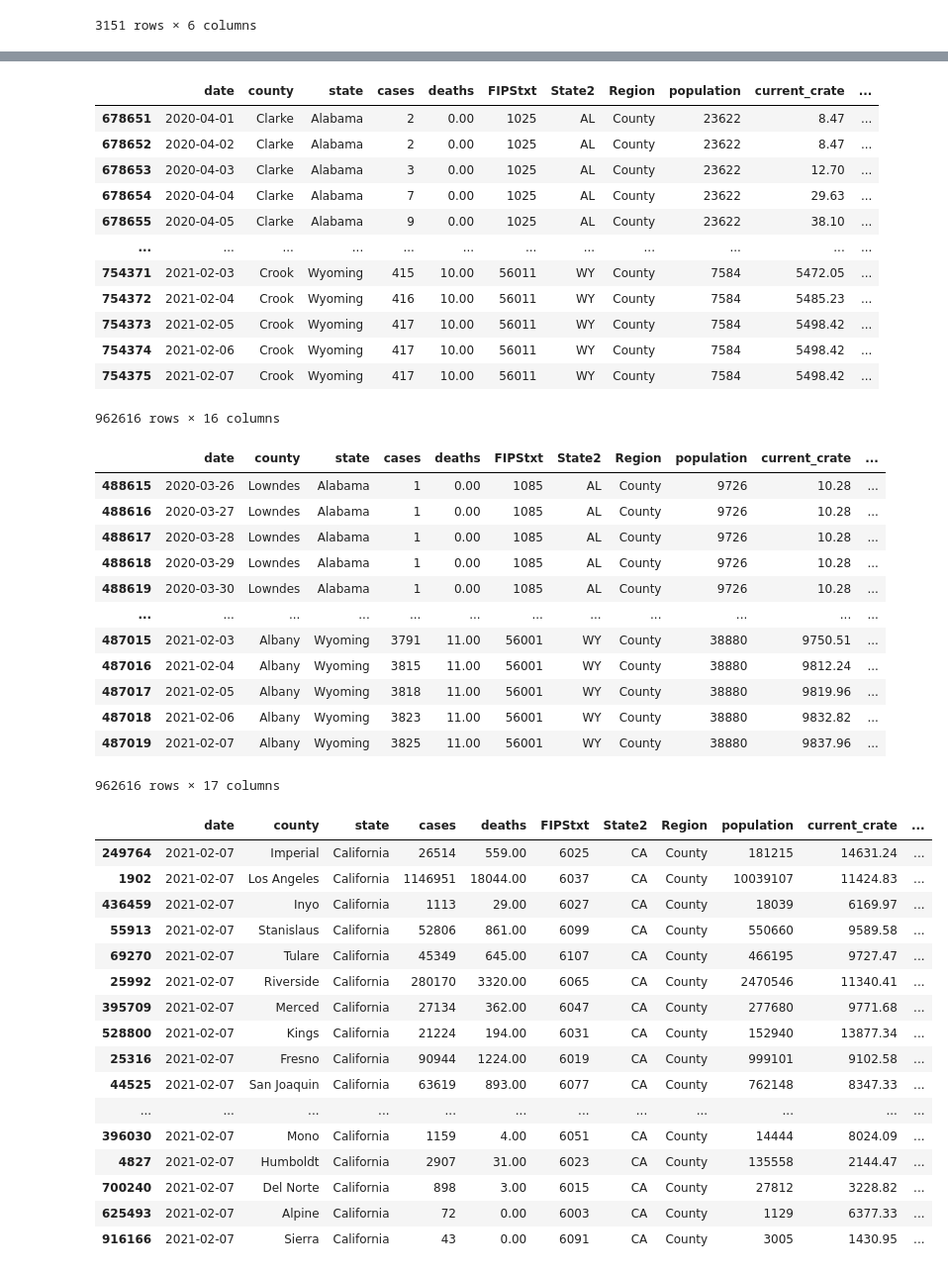
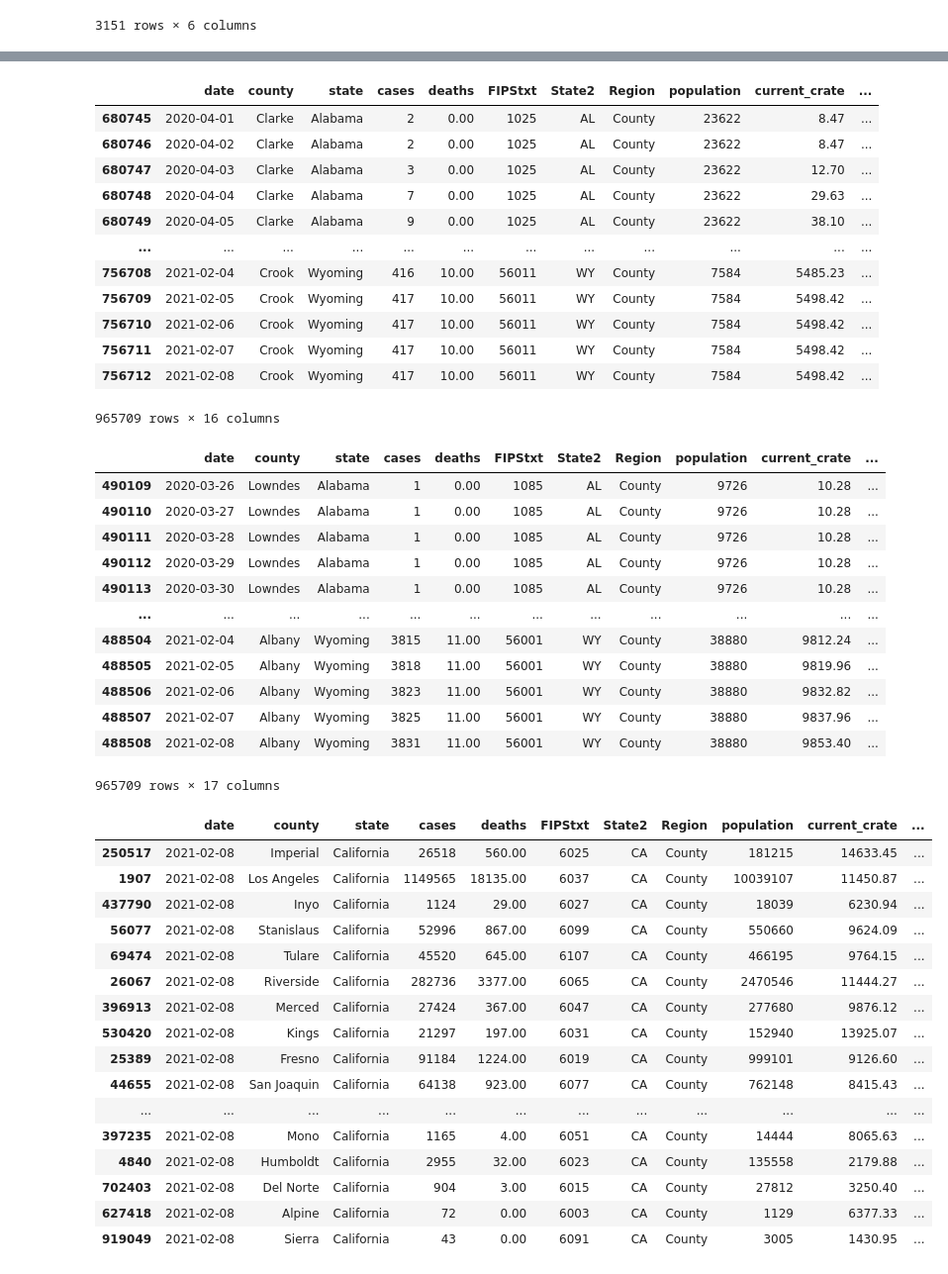
Before and after one commit to menlodoug/covid_crunching, a Jupyter notebook: pandas/COVID_USA.ipynb, the cells around one changed output, grey strips where cells are left out. Shown at 99% size. Cells and saved outputs as stored; diff of their text form; code cells hidden in the pictures.

```diff
--- a/pandas/COVID_USA.ipynb
+++ b/pandas/COVID_USA.ipynb
@@ -94,7 +94,7 @@ counties
 # %%
 # Isolate data from most current day.
 
-counties_us = counties[(counties['date'] == '2021-02-07') & (counties['Region'] == 'County')]
+counties_us = counties[(counties['date'] == '2021-02-08') & (counties['Region'] == 'County')]
 counties_us
 # %% [output]
 |  | date | county | state | cases | deaths | FIPStxt | State2 | Region | population | current_crate | ... |
@@ -208,18 +208,18 @@ usa['case_day'] = usa.groupby(['state','county']).cases.diff().fillna(usa.cases)
 usa
 # %% [output]
 |  | date | county | state | cases | deaths | FIPStxt | State2 | Region | population | current_crate | ... |
-| 678651 | 2020-04-01 | Clarke | Alabama | 2 | 0.00 | 1025 | AL | County | 23622 | 8.47 | ... |
-| 678652 | 2020-04-02 | Clarke | Alabama | 2 | 0.00 | 1025 | AL | County | 23622 | 8.47 | ... |
-| 678653 | 2020-04-03 | Clarke | Alabama | 3 | 0.00 | 1025 | AL | County | 23622 | 12.70 | ... |
-| 678654 | 2020-04-04 | Clarke | Alabama | 7 | 0.00 | 1025 | AL | County | 23622 | 29.63 | ... |
-| 678655 | 2020-04-05 | Clarke | Alabama | 9 | 0.00 | 1025 | AL | County | 23622 | 38.10 | ... |
+| 680745 | 2020-04-01 | Clarke | Alabama | 2 | 0.00 | 1025 | AL | County | 23622 | 8.47 | ... |
+| 680746 | 2020-04-02 | Clarke | Alabama | 2 | 0.00 | 1025 | AL | County | 23622 | 8.47 | ... |
+| 680747 | 2020-04-03 | Clarke | Alabama | 3 | 0.00 | 1025 | AL | County | 23622 | 12.70 | ... |
+| 680748 | 2020-04-04 | Clarke | Alabama | 7 | 0.00 | 1025 | AL | County | 23622 | 29.63 | ... |
+| 680749 | 2020-04-05 | Clarke | Alabama | 9 | 0.00 | 1025 | AL | County | 23622 | 38.10 | ... |
 | ... | ... | ... | ... | ... | ... | ... | ... | ... | ... | ... | ... |
-| 754371 | 2021-02-03 | Crook | Wyoming | 415 | 10.00 | 56011 | WY | County | 7584 | 5472.05 | ... |
-| 754372 | 2021-02-04 | Crook | Wyoming | 416 | 10.00 | 56011 | WY | County | 7584 | 5485.23 | ... |
-| 754373 | 2021-02-05 | Crook | Wyoming | 417 | 10.00 | 56011 | WY | County | 7584 | 5498.42 | ... |
-| 754374 | 2021-02-06 | Crook | Wyoming | 417 | 10.00 | 56011 | WY | County | 7584 | 5498.42 | ... |
-| 754375 | 2021-02-07 | Crook | Wyoming | 417 | 10.00 | 56011 | WY | County | 7584 | 5498.42 | ... |
+| 756708 | 2021-02-04 | Crook | Wyoming | 416 | 10.00 | 56011 | WY | County | 7584 | 5485.23 | ... |
+| 756709 | 2021-02-05 | Crook | Wyoming | 417 | 10.00 | 56011 | WY | County | 7584 | 5498.42 | ... |
+| 756710 | 2021-02-06 | Crook | Wyoming | 417 | 10.00 | 56011 | WY | County | 7584 | 5498.42 | ... |
+| 756711 | 2021-02-07 | Crook | Wyoming | 417 | 10.00 | 56011 | WY | County | 7584 | 5498.42 | ... |
+| 756712 | 2021-02-08 | Crook | Wyoming | 417 | 10.00 | 56011 | WY | County | 7584 | 5498.42 | ... |
-962616 rows × 16 columns
+965709 rows × 16 columns
 # %%
 # Break out daily death data from the New York Times csv that is cumulative in nature
 
@@ -228,18 +228,18 @@ usa['death_day'] = usa.groupby(['state','county']).deaths.diff().fillna(usa.deat
 usa
 # %% [output]
 |  | date | county | state | cases | deaths | FIPStxt | State2 | Region | population | current_crate | ... |
-| 488615 | 2020-03-26 | Lowndes | Alabama | 1 | 0.00 | 1085 | AL | County | 9726 | 10.28 | ... |
-| 488616 | 2020-03-27 | Lowndes | Alabama | 1 | 0.00 | 1085 | AL | County | 9726 | 10.28 | ... |
-| 488617 | 2020-03-28 | Lowndes | Alabama | 1 | 0.00 | 1085 | AL | County | 9726 | 10.28 | ... |
-| 488618 | 2020-03-29 | Lowndes | Alabama | 1 | 0.00 | 1085 | AL | County | 9726 | 10.28 | ... |
-| 488619 | 2020-03-30 | Lowndes | Alabama | 1 | 0.00 | 1085 | AL | County | 9726 | 10.28 | ... |
+| 490109 | 2020-03-26 | Lowndes | Alabama | 1 | 0.00 | 1085 | AL | County | 9726 | 10.28 | ... |
+| 490110 | 2020-03-27 | Lowndes | Alabama | 1 | 0.00 | 1085 | AL | County | 9726 | 10.28 | ... |
+| 490111 | 2020-03-28 | Lowndes | Alabama | 1 | 0.00 | 1085 | AL | County | 9726 | 10.28 | ... |
+| 490112 | 2020-03-29 | Lowndes | Alabama | 1 | 0.00 | 1085 | AL | County | 9726 | 10.28 | ... |
+| 490113 | 2020-03-30 | Lowndes | Alabama | 1 | 0.00 | 1085 | AL | County | 9726 | 10.28 | ... |
 | ... | ... | ... | ... | ... | ... | ... | ... | ... | ... | ... | ... |
-| 487015 | 2021-02-03 | Albany | Wyoming | 3791 | 11.00 | 56001 | WY | County | 38880 | 9750.51 | ... |
-| 487016 | 2021-02-04 | Albany | Wyoming | 3815 | 11.00 | 56001 | WY | County | 38880 | 9812.24 | ... |
-| 487017 | 2021-02-05 | Albany | Wyoming | 3818 | 11.00 | 56001 | WY | County | 38880 | 9819.96 | ... |
-| 487018 | 2021-02-06 | Albany | Wyoming | 3823 | 11.00 | 56001 | WY | County | 38880 | 9832.82 | ... |
-| 487019 | 2021-02-07 | Albany | Wyoming | 3825 | 11.00 | 56001 | WY | County | 38880 | 9837.96 | ... |
+| 488504 | 2021-02-04 | Albany | Wyoming | 3815 | 11.00 | 56001 | WY | County | 38880 | 9812.24 | ... |
+| 488505 | 2021-02-05 | Albany | Wyoming | 3818 | 11.00 | 56001 | WY | County | 38880 | 9819.96 | ... |
+| 488506 | 2021-02-06 | Albany | Wyoming | 3823 | 11.00 | 56001 | WY | County | 38880 | 9832.82 | ... |
+| 488507 | 2021-02-07 | Albany | Wyoming | 3825 | 11.00 | 56001 | WY | County | 38880 | 9837.96 | ... |
+| 488508 | 2021-02-08 | Albany | Wyoming | 3831 | 11.00 | 56001 | WY | County | 38880 | 9853.40 | ... |
-962616 rows × 17 columns
+965709 rows × 17 columns
 # %%
 # Export updated national data to csv for use in Tableau
 
@@ -247,26 +247,26 @@ usa.to_csv('daily_covid_us.csv', index=False)
 # %%
 # Filter California data to show only numbers for today
 
-counties_cal = usa[(usa['date'] == '2021-02-07') & (usa['state'] == 'California')]
+counties_cal = usa[(usa['date'] == '2021-02-08') & (usa['state'] == 'California')]
 counties_cal
 # %% [output]
 |  | date | county | state | cases | deaths | FIPStxt | State2 | Region | population | current_crate | ... |
-| 249764 | 2021-02-07 | Imperial | California | 26514 | 559.00 | 6025 | CA | County | 181215 | 14631.24 | ... |
-| 1902 | 2021-02-07 | Los Angeles | California | 1146951 | 18044.00 | 6037 | CA | County | 10039107 | 11424.83 | ... |
-| 436459 | 2021-02-07 | Inyo | California | 1113 | 29.00 | 6027 | CA | County | 18039 | 6169.97 | ... |
-| 55913 | 2021-02-07 | Stanislaus | California | 52806 | 861.00 | 6099 | CA | County | 550660 | 9589.58 | ... |
-| 69270 | 2021-02-07 | Tulare | California | 45349 | 645.00 | 6107 | CA | County | 466195 | 9727.47 | ... |
-| 25992 | 2021-02-07 | Riverside | California | 280170 | 3320.00 | 6065 | CA | County | 2470546 | 11340.41 | ... |
-| 395709 | 2021-02-07 | Merced | California | 27134 | 362.00 | 6047 | CA | County | 277680 | 9771.68 | ... |
-| 528800 | 2021-02-07 | Kings | California | 21224 | 194.00 | 6031 | CA | County | 152940 | 13877.34 | ... |
-| 25316 | 2021-02-07 | Fresno | California | 90944 | 1224.00 | 6019 | CA | County | 999101 | 9102.58 | ... |
-| 44525 | 2021-02-07 | San Joaquin | California | 63619 | 893.00 | 6077 | CA | County | 762148 | 8347.33 | ... |
+| 250517 | 2021-02-08 | Imperial | California | 26518 | 560.00 | 6025 | CA | County | 181215 | 14633.45 | ... |
+| 1907 | 2021-02-08 | Los Angeles | California | 1149565 | 18135.00 | 6037 | CA | County | 10039107 | 11450.87 | ... |
+| 437790 | 2021-02-08 | Inyo | California | 1124 | 29.00 | 6027 | CA | County | 18039 | 6230.94 | ... |
+| 56077 | 2021-02-08 | Stanislaus | California | 52996 | 867.00 | 6099 | CA | County | 550660 | 9624.09 | ... |
+| 69474 | 2021-02-08 | Tulare | California | 45520 | 645.00 | 6107 | CA | County | 466195 | 9764.15 | ... |
+| 26067 | 2021-02-08 | Riverside | California | 282736 | 3377.00 | 6065 | CA | County | 2470546 | 11444.27 | ... |
+| 396913 | 2021-02-08 | Merced | California | 27424 | 367.00 | 6047 | CA | County | 277680 | 9876.12 | ... |
+| 530420 | 2021-02-08 | Kings | California | 21297 | 197.00 | 6031 | CA | County | 152940 | 13925.07 | ... |
+| 25389 | 2021-02-08 | Fresno | California | 91184 | 1224.00 | 6019 | CA | County | 999101 | 9126.60 | ... |
+| 44655 | 2021-02-08 | San Joaquin | California | 64138 | 923.00 | 6077 | CA | County | 762148 | 8415.43 | ... |
 | ... | ... | ... | ... | ... | ... | ... | ... | ... | ... | ... | ... |
-| 396030 | 2021-02-07 | Mono | California | 1159 | 4.00 | 6051 | CA | County | 14444 | 8024.09 | ... |
-| 4827 | 2021-02-07 | Humboldt | California | 2907 | 31.00 | 6023 | CA | County | 135558 | 2144.47 | ... |
-| 700240 | 2021-02-07 | Del Norte | California | 898 | 3.00 | 6015 | CA | County | 27812 | 3228.82 | ... |
-| 625493 | 2021-02-07 | Alpine | California | 72 | 0.00 | 6003 | CA | County | 1129 | 6377.33 | ... |
-| 916166 | 2021-02-07 | Sierra | California | 43 | 0.00 | 6091 | CA | County | 3005 | 1430.95 | ... |
+| 397235 | 2021-02-08 | Mono | California | 1165 | 4.00 | 6051 | CA | County | 14444 | 8065.63 | ... |
+| 4840 | 2021-02-08 | Humboldt | California | 2955 | 32.00 | 6023 | CA | County | 135558 | 2179.88 | ... |
+| 702403 | 2021-02-08 | Del Norte | California | 904 | 3.00 | 6015 | CA | County | 27812 | 3250.40 | ... |
+| 627418 | 2021-02-08 | Alpine | California | 72 | 0.00 | 6003 | CA | County | 1129 | 6377.33 | ... |
+| 919049 | 2021-02-08 | Sierra | California | 43 | 0.00 | 6091 | CA | County | 3005 | 1430.95 | ... |
 # %%
 # Show top 10 California counties based on largest current infection rate
 
```
Also changed, not shown: parts of 12 cells of this notebook, 6 other files.
